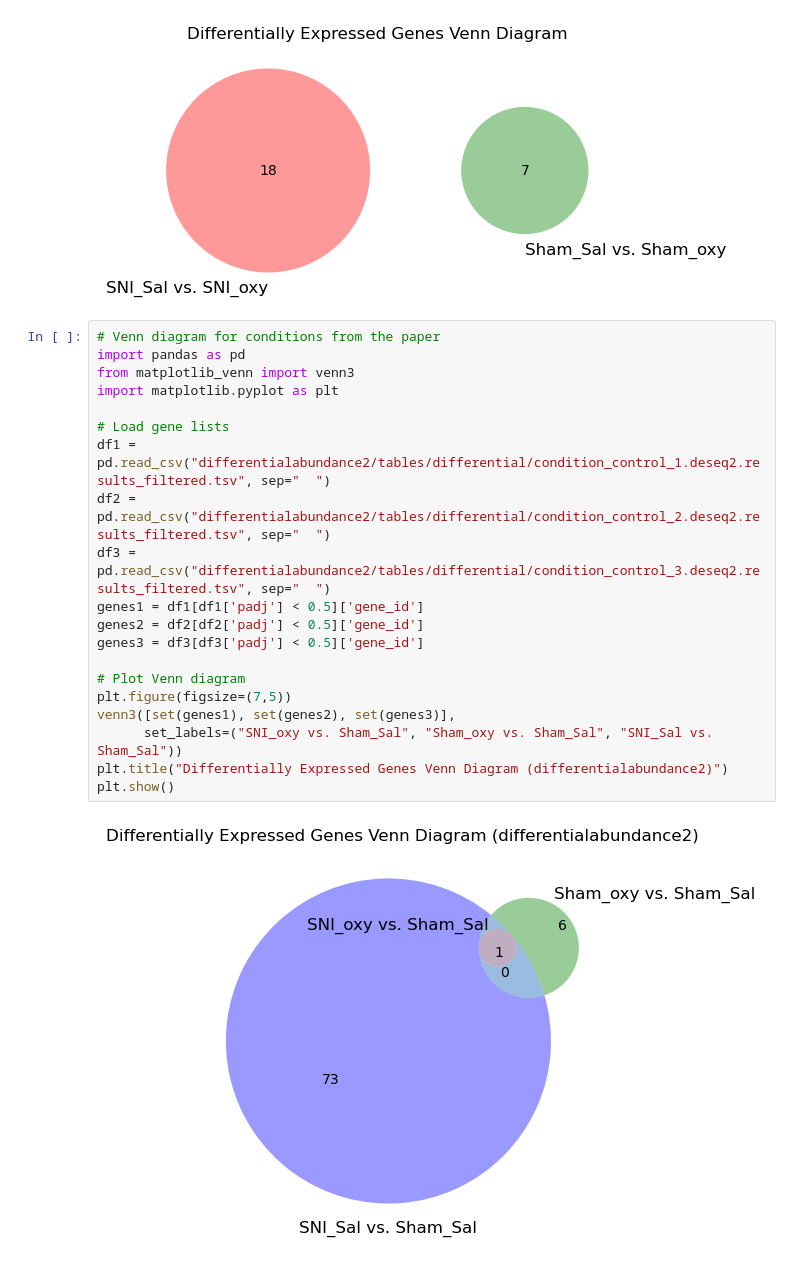
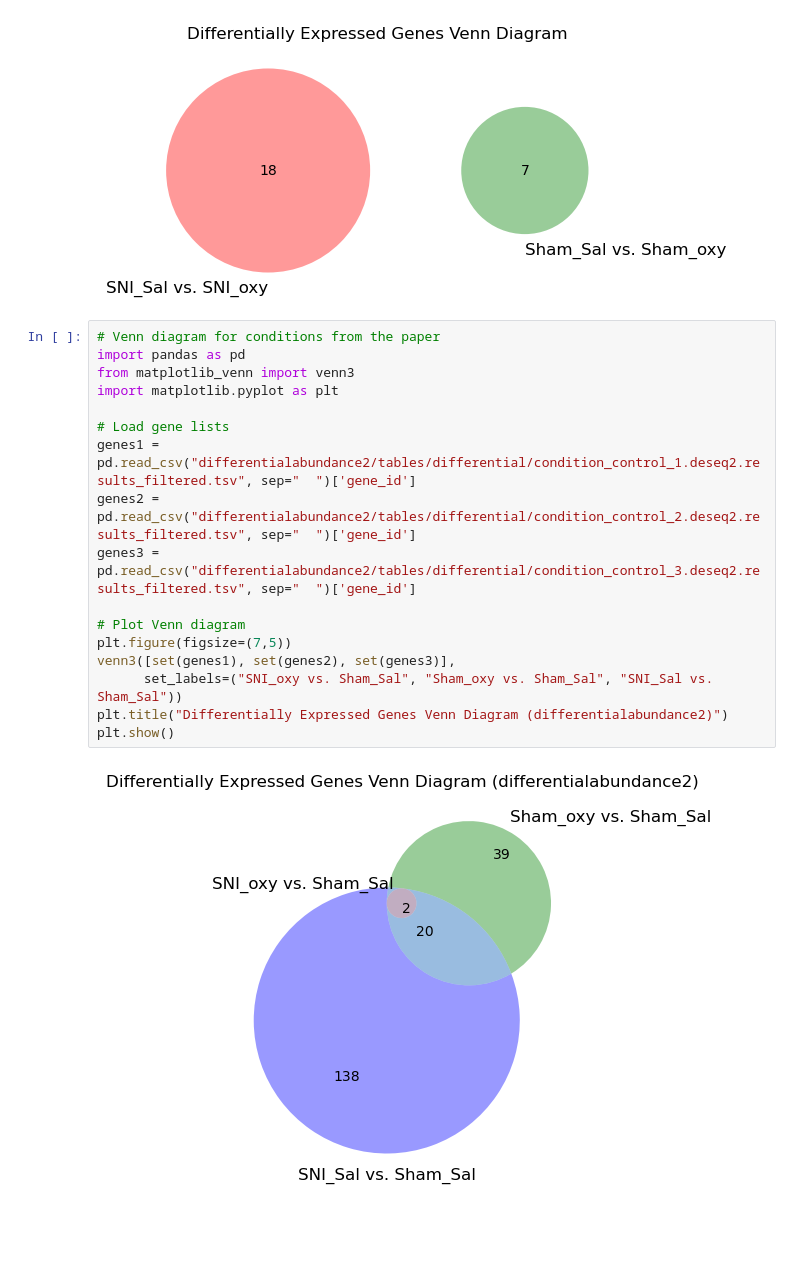
Before and after one commit to nicolaioswald/computational-workflows-2025, a Jupyter notebook: notebooks/day_03/day_03.ipynb, the cells around one changed output. Cells and saved outputs as stored; diff of their text form; blank space fills up the shorter version.

```diff
--- a/notebooks/day_03/day_03.ipynb
+++ b/notebooks/day_03/day_03.ipynb
@@ -160,22 +163,19 @@ plt.show()
 # %%
 # Venn diagram for conditions from the paper
 import pandas as pd
 from matplotlib_venn import venn3
 import matplotlib.pyplot as plt
 
 # Load gene lists
-df1 = pd.read_csv("differentialabundance2/tables/differential/condition_control_1.deseq2.results_filtered.tsv", sep="	")
-df2 = pd.read_csv("differentialabundance2/tables/differential/condition_control_2.deseq2.results_filtered.tsv", sep="	")
-df3 = pd.read_csv("differentialabundance2/tables/differential/condition_control_3.deseq2.results_filtered.tsv", sep="	")
-genes1 = df1[df1['padj'] < 0.5]['gene_id']
-genes2 = df2[df2['padj'] < 0.5]['gene_id']
-genes3 = df3[df3['padj'] < 0.5]['gene_id']
+genes1 = pd.read_csv("differentialabundance2/tables/differential/condition_control_1.deseq2.results_filtered.tsv", sep="	")['gene_id']
+genes2 = pd.read_csv("differentialabundance2/tables/differential/condition_control_2.deseq2.results_filtered.tsv", sep="	")['gene_id']
+genes3 = pd.read_csv("differentialabundance2/tables/differential/condition_control_3.deseq2.results_filtered.tsv", sep="	")['gene_id']
 
 # Plot Venn diagram
 plt.figure(figsize=(7,5))
 venn3([set(genes1), set(genes2), set(genes3)],
       set_labels=("SNI_oxy vs. Sham_Sal", "Sham_oxy vs. Sham_Sal", "SNI_Sal vs. Sham_Sal"))
 plt.title("Differentially Expressed Genes Venn Diagram (differentialabundance2)")
 plt.show()
 # %% [output]
-[figure, old version]
+[figure, new version]
```
Also changed, not shown: parts of 7 cells of this notebook, 2 other files.
